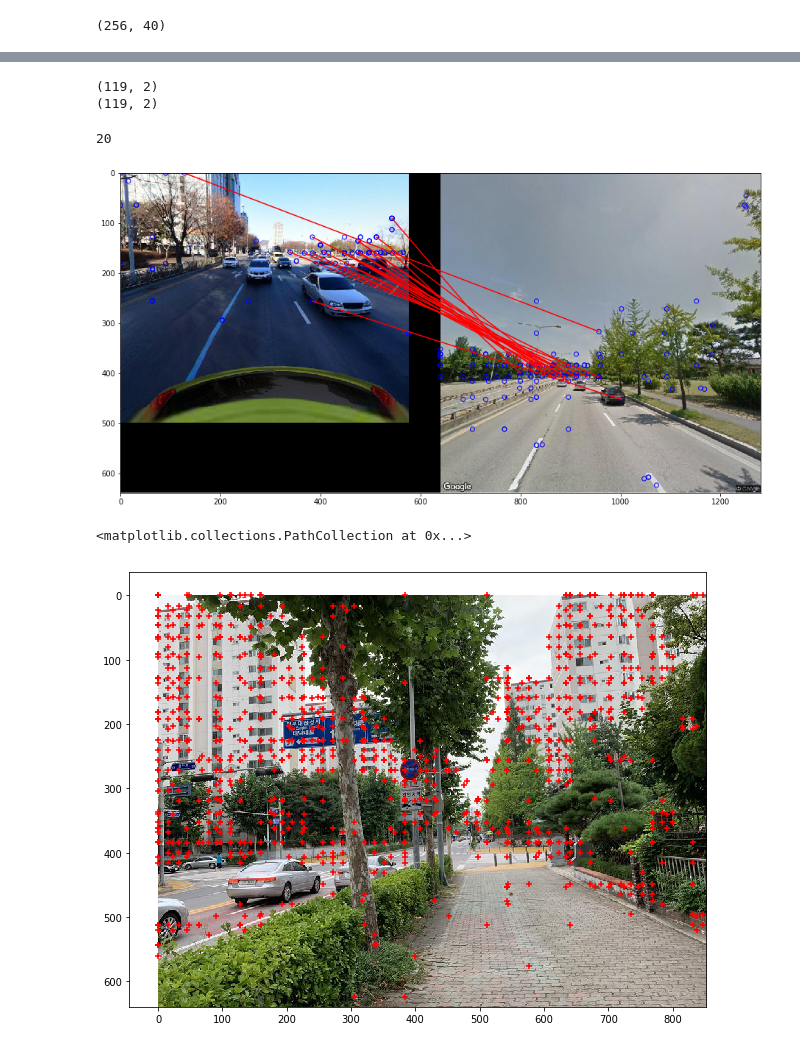
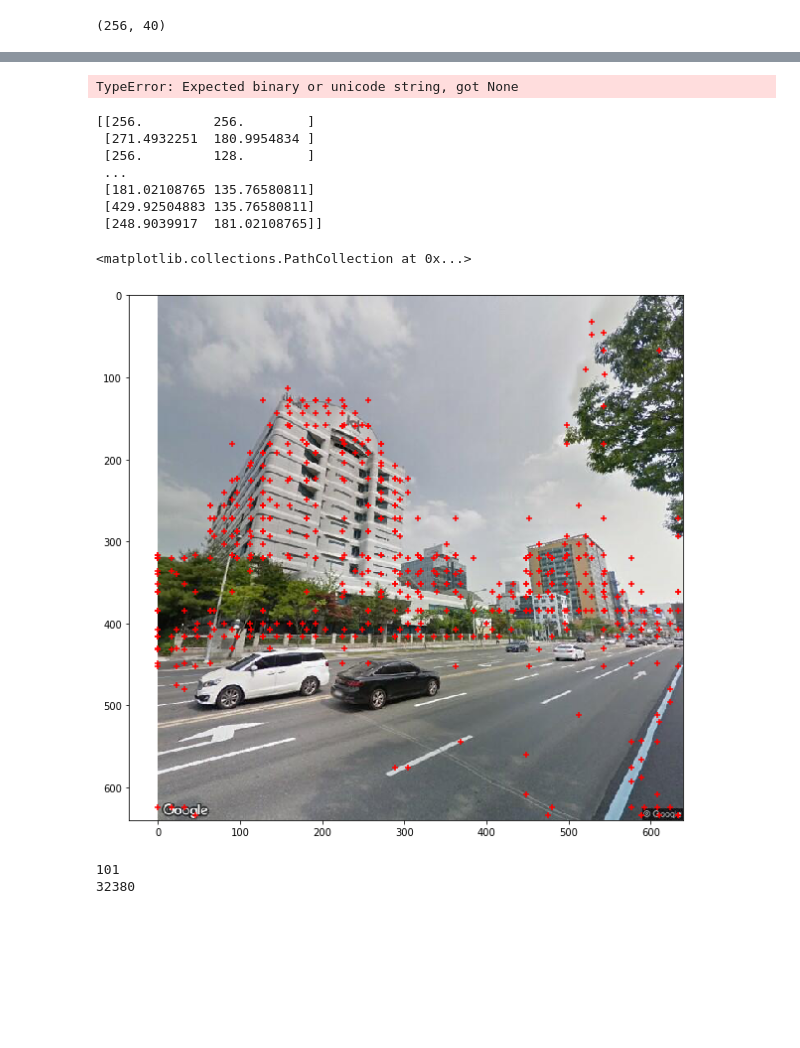
Before and after one commit to canhld94/master-thesis, a Jupyter notebook: dev/play_ground.ipynb, the cells around one changed output, grey strips where cells are left out. Drawn from its saved outputs; the diff is of its cells as text; code cells hidden in the pictures; blank space fills up the shorter version.

```diff
--- a/dev/play_ground.ipynb
+++ b/dev/play_ground.ipynb
@@ -19,5 +20,5 @@ W1003 16:53:00.937415 140317594056448 deprecation_wrapper.py:119] From /home/can
 # %%
-ir = ImageRepresentation.ImageRepresentation(name = 'delf_bow', saved_model = saved_model)
+ir = ImageRepresentation.ImageRepresentation(name = 'delf_vlad', saved_model = saved_model)
 print(ir.codebook.cluster_centers_.shape)
 # %% [output]
 (256, 40)
@@ -28,7 +24,0 @@ imgs = ["/home/canhld/workplace/Daejeon_street_view/datasets/daejeon_sv_v1_query
-# %%
-features = []
-for img in imgs:
-    _, _, image_features, _, _ = feature_io.ReadFromFile(img)
-#     image_features = np.float32(image_rsift[:, 2:])
-    vector = ir.VLADEncode(image_features)
-    features.append(vector)
@@ -38,0 +25,12 @@ for img in imgs:
+# %%
+imgs = ["/mnt/datasets/daejeon520_query_delf/_S5Wb3r8JBX4OEoHdmT97-w_2.delf",
+        "/mnt/datasets/daejeon_sv_v1_delf/600_gsv_3.delf",
+        "/mnt/datasets/daejeon_sv_v1_delf/256_gsv_1.delf"]
+# %%
+features = []
+for img in imgs:
+    _,im_locs, im_des = featuresIO().DelfReadSingleImage(features_path = img)
+#     vector = ir.MP_VLADEncode(image_features=im_des, image_locs=im_locs, pca=False, grid=1)
+    vector = ir.GeMPooling(image_features=im_des)
+    features.append(vector)
+    print(vector)
@@ -76,12 +98,12 @@ from skimage import feature
 from skimage import measure
 from skimage import transform
 
-loc0,_,des0,_,_ = feature_io.ReadFromFile('/home/canhld/workplace/Daejeon_street_view/datasets/sim_driving_delf/60.delf')
+loc0,des0, = featuresIO.DelfReadSingleImage('/mnt/datasets/daejeon_sv_v1_query_delf/IMG_0598.delf')
 nums_features_0 = len(des0)
-loc1,_,des1,_,_ = feature_io.ReadFromFile('/home/canhld/workplace/Daejeon_street_view/datasets/daejeon_sv_v1_delf/1979_gsv_1.delf')
+loc1,des1 = featuresIO.DelfReadSingleImage('/mnt/datasets/daejeon_sv_v1_delf/1029_gsv_6.delf')
 nums_features_1 = len(des1)
 q_tree = spatial.cKDTree(des0)
-_, indices = q_tree.query(des1, distance_upper_bound = 0.8)
+_, indices = q_tree.query(des1, distance_upper_bound = 0.9)
 location_to_use_1 = np.array([
             loc1[i,]
             for i in range(min(nums_features_0, nums_features_1))
@@ -100,24 +122,30 @@ _, inliers = measure.ransac((location_to_use_0, location_to_use_1),
                           residual_threshold=20,
                           max_trials=1000)
 print(sum(inliers))
-im0 = img.imread('/home/canhld/workplace/Daejeon_street_view/datasets/sim_driving/60.jpg')
-im1 = img.imread("/home/canhld/workplace/Daejeon_street_view/datasets/daejeon_sv_v1/1979_gsv_1.jpg")
+im0 = img.imread('/mnt/datasets/daejeon_sv_v1_query_full/IMG_0598.jpg')
+im1 = img.imread("/mnt/datasets/daejeon_sv_v1/1029_gsv_6.jpg")
 f = plt.figure(figsize=(20,8))
-inliers_idx = np.nonzero(inliers)[0]
+# inliers_idx = np.nonzero(inliers)[0]
+inliers_idx = np.arange(0,inliers.shape[0])
 feature.plot_matches(plt, im0, im1, location_to_use_0, location_to_use_1, np.column_stack((inliers_idx, inliers_idx)), keypoints_color='b', only_matches=0, matches_color= 'r')
 # %% [output]
-(119, 2)
-(119, 2)
+TypeError: Expected binary or unicode string, got None
-20
-[figure, removed]
 # %%
-loc,_,des,_,_ = feature_io.ReadFromFile('/home/canhld/workplace/Daejeon_street_view/datasets/daejeon_sv_v1_query_delf/IMG_0407.delf')
-plt.figure(figsize=(20,8))
+loc,des = featuresIO.DelfReadSingleImage('/mnt/datasets/daejeon_sv_v1_delf/600_gsv_3.delf')
+print(loc)
+plt.figure(figsize=(10,10))
 y = loc[:,0]
 x = loc[:,1]
-im = img.imread("/home/canhld/workplace/Daejeon_street_view/datasets/daejeon_sv_v1_query_full/IMG_0407.jpg")
+im = img.imread("/mnt/datasets/daejeon_sv_v1/600_gsv_3.jpg")
 plt.imshow(im)
 plt.scatter(x, y,color='red', marker='+')
 # %% [output]
-<matplotlib.collections.PathCollection at 0x...>
+[[256.         256.        ]
+ [271.4932251  180.9954834 ]
+ [256.         128.        ]
+ ...
+ [181.02108765 135.76580811]
+ [429.92504883 135.76580811]
+ [248.9039917  181.02108765]]
+<matplotlib.collections.PathCollection at 0x...>
-[figure, old version]
+[figure, new version]
@@ -131,2 +160,5 @@ query_tool = ThesisToolkit.QueryToolkit(name = "test")
 # %%
-query_tool.AnnotatesQueries(query_dir=query_dir, query_indexes=query_indexes, database_indexes=database_indexes, bound = 25)
+query_tool.AnnotatesQueries(query_dir=query_dir, query_indexes=query_indexes, annotation_file=query_annotation, database_indexes=database_indexes, bound = 50)
+# %% [output]
+101
+32380
```
Also changed, not shown: parts of 9 cells of this notebook, 26 other files.
